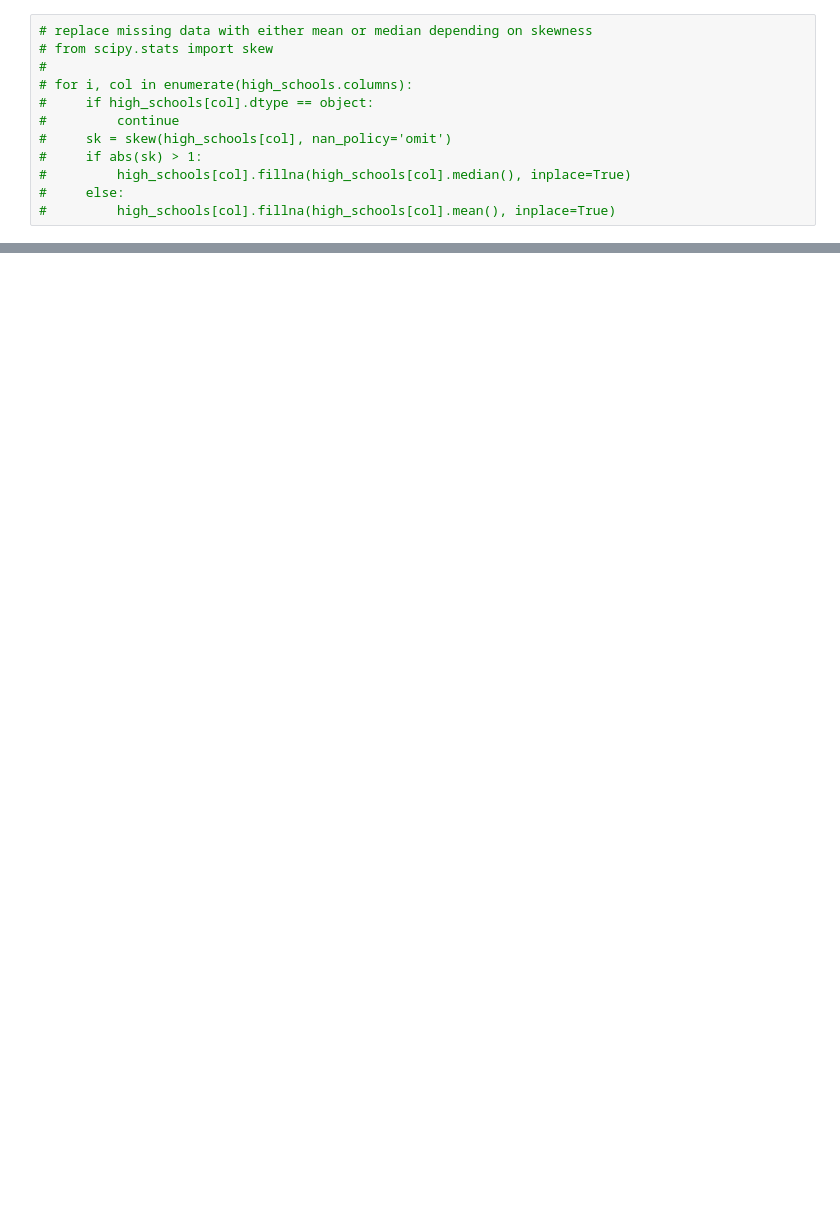
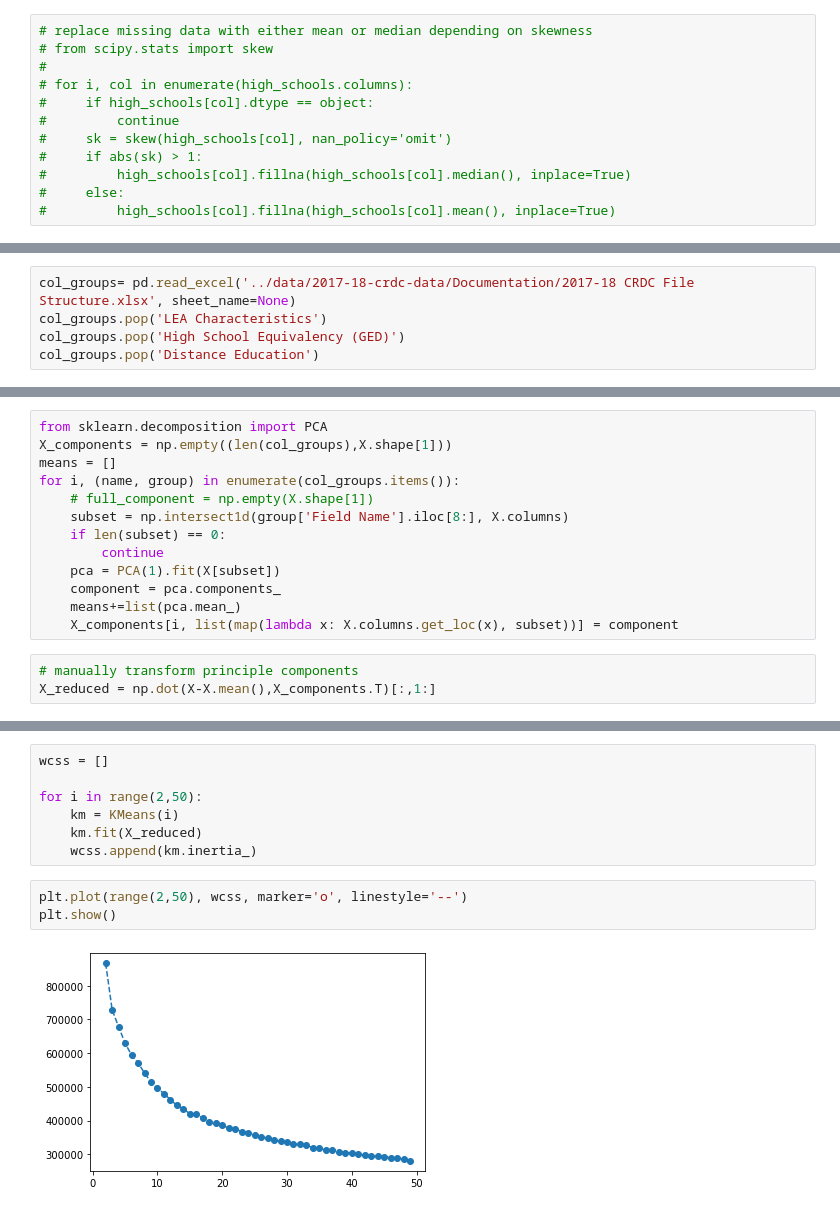
Before and after one commit to bentondavidl/School-Performance-Prediction, a Jupyter notebook: notebooks/feature selection.ipynb, the cells around one changed output, grey strips where cells are left out. Cells and saved outputs as stored; diff of their text form; blank space fills up the shorter version.

```diff
--- a/notebooks/feature selection.ipynb
+++ b/notebooks/feature selection.ipynb
@@ -85,0 +147,5 @@ np.isnan(X).sum()
+# %%
+col_groups= pd.read_excel('../data/2017-18-crdc-data/Documentation/2017-18 CRDC File Structure.xlsx', sheet_name=None)
+col_groups.pop('LEA Characteristics')
+col_groups.pop('High School Equivalency (GED)')
+col_groups.pop('Distance Education')
@@ -85,0 +170,16 @@ np.isnan(X).sum()
+# %%
+from sklearn.decomposition import PCA
+X_components = np.empty((len(col_groups),X.shape[1]))
+means = []
+for i, (name, group) in enumerate(col_groups.items()):
+    # full_component = np.empty(X.shape[1])
+    subset = np.intersect1d(group['Field Name'].iloc[8:], X.columns)
+    if len(subset) == 0:
+        continue
+    pca = PCA(1).fit(X[subset])
+    component = pca.components_
+    means+=list(pca.mean_)
+    X_components[i, list(map(lambda x: X.columns.get_loc(x), subset))] = component
+# %%
+# manually transform principle components
+X_reduced = np.dot(X-X.mean(),X_components.T)[:,1:]
@@ -85,0 +202,12 @@ np.isnan(X).sum()
+# %%
+wcss = []
+
+for i in range(2,50):
+    km = KMeans(i)
+    km.fit(X_reduced)
+    wcss.append(km.inertia_)
+# %%
+plt.plot(range(2,50), wcss, marker='o', linestyle='--')
+plt.show()
+# %% [output]
+[figure, added]
```
Also changed, not shown: parts of 14 cells of this notebook.
